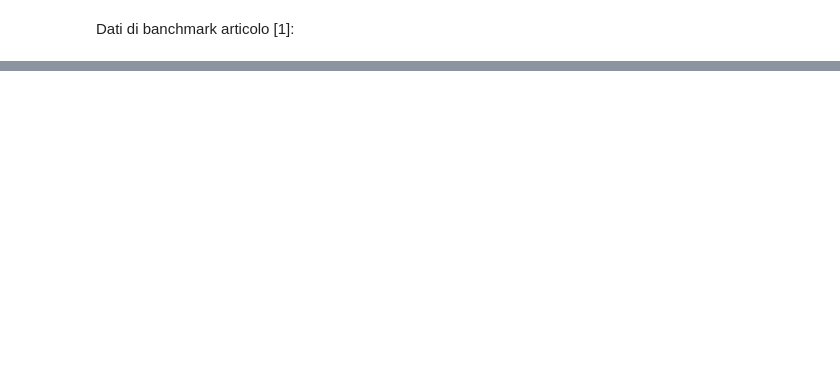
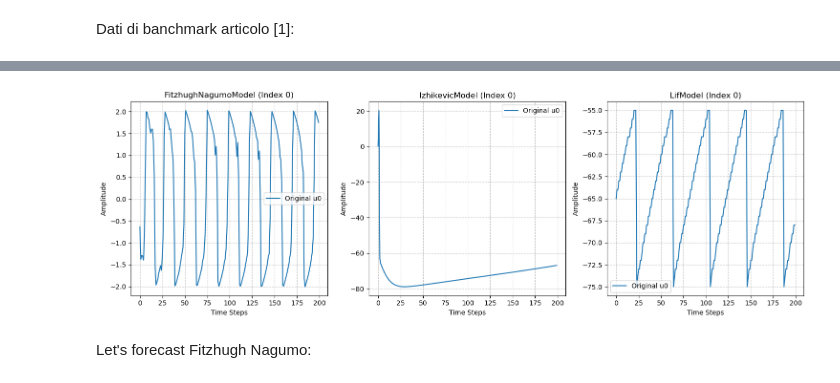
Before and after one commit to bucciadimela2-0/NeuronForecasting, a Jupyter notebook: main.ipynb, the cells around one changed output, grey strips where cells are left out. Saved outputs shown, nothing was run; the diff lists cells and outputs as text; code cells hidden in the pictures; blank space fills up the shorter version.

Commit message:
Implemented Save-datas logic + some changes in the main file

```diff
--- a/main.ipynb
+++ b/main.ipynb
@@ -172,0 +34,11 @@ Plotter.plot_data(sol, num_series = 1)
+# %%
+# FitzHugh-Nagumo Model
+
+fn_model = FitzhughNagumoModel()
+t_fn,sol_fn = fn_model._generate_synthetic_data(use_saved_models=True)
+
+izh_model = izhikevich_model()
+t_izh, data_izh = izh_model._generate_synthetic_data(use_saved_models=True)
+
+lif_model = LifModel()
+t_lif, v_lif = lif_model._generate_synthetic_data(use_saved_model=True)
@@ -172,0 +52,12 @@ Plotter.plot_data(sol, num_series = 1)
+# %%
+models_data = {
+    Constants.FN: (sol_fn, None),
+    Constants.IZH: (data_izh, None),
+    Constants.LIF: (v_lif,None)
+}
+# %%
+Plotter.plot_multiple_models(models_data)
+# %% [output]
+[figure, added]
+# %% [markdown]
+Let's forecast Fitzhugh Nagumo:
```
Also changed, not shown: parts of 37 cells of this notebook, 11 other files.
